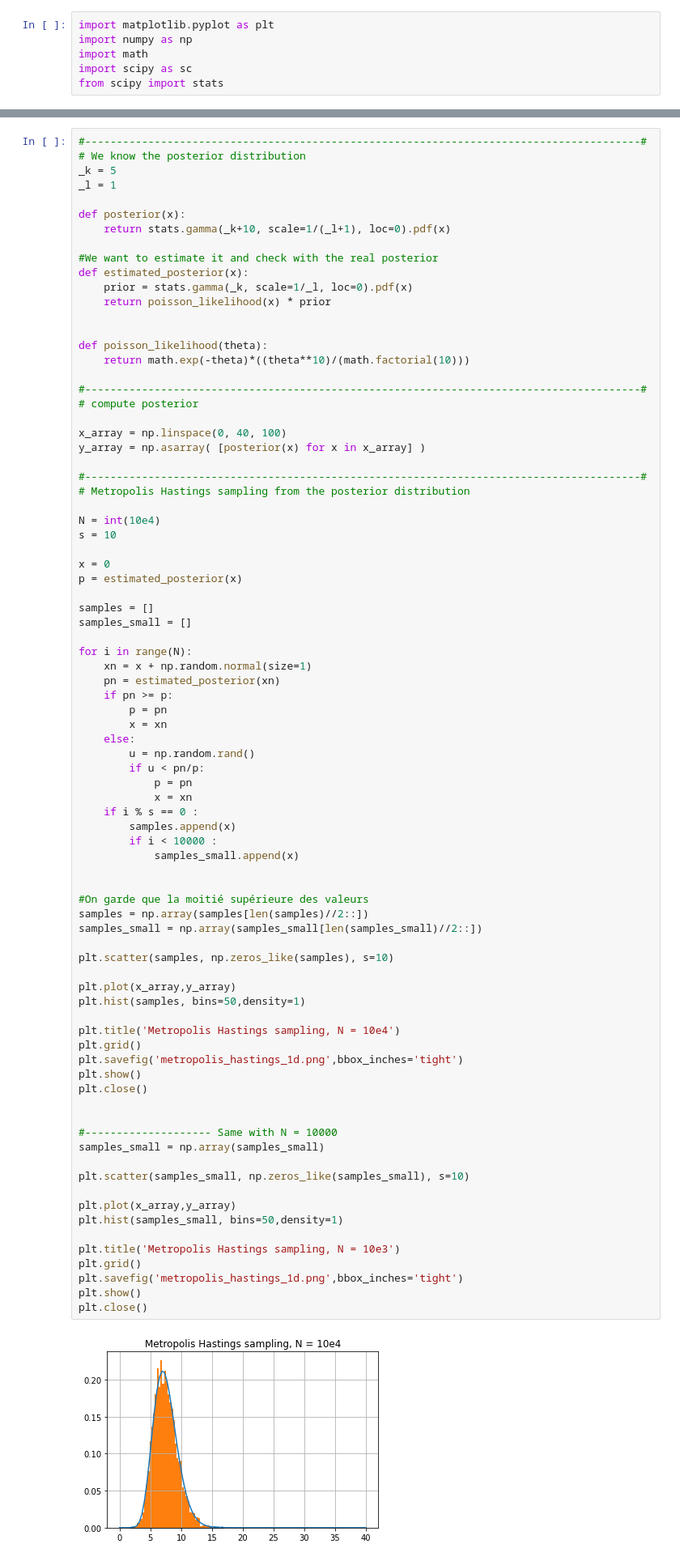
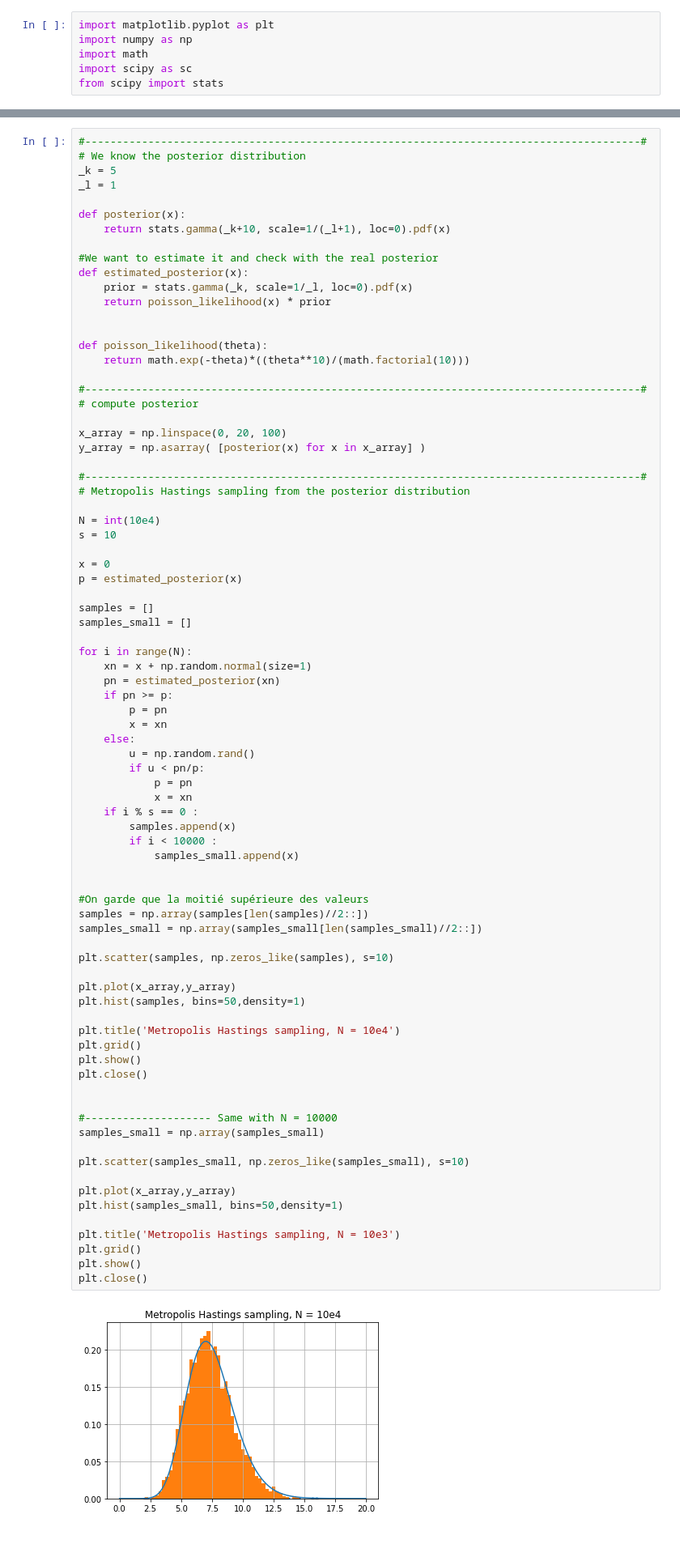
Before and after one commit to Aympab/Projet_Probas_Stats, a Jupyter notebook: probleme3.ipynb, the cells around one changed output, grey strips where cells are left out. Shown at 81% size. Saved outputs shown, nothing was run; the diff lists cells and outputs as text.

```diff
--- a/probleme3.ipynb
+++ b/probleme3.ipynb
@@ -46,7 +46,7 @@ def poisson_likelihood(theta):
 #----------------------------------------------------------------------------------------#
 # compute posterior
 
-x_array = np.linspace(0, 40, 100)
+x_array = np.linspace(0, 20, 100)
 y_array = np.asarray( [posterior(x) for x in x_array] )
 
 #----------------------------------------------------------------------------------------#
@@ -79,33 +79,31 @@ for i in range(N):
 
 
 #On garde que la moitié supérieure des valeurs
 samples = np.array(samples[len(samples)//2::])
 samples_small = np.array(samples_small[len(samples_small)//2::])
 
 plt.scatter(samples, np.zeros_like(samples), s=10)
 
 plt.plot(x_array,y_array)
 plt.hist(samples, bins=50,density=1)
 
 plt.title('Metropolis Hastings sampling, N = 10e4')
 plt.grid()
-plt.savefig('metropolis_hastings_1d.png',bbox_inches='tight')
 plt.show()
 plt.close()
 
 
 #-------------------- Same with N = 10000
 samples_small = np.array(samples_small)
 
 plt.scatter(samples_small, np.zeros_like(samples_small), s=10)
 
 plt.plot(x_array,y_array)
 plt.hist(samples_small, bins=50,density=1)
 
 plt.title('Metropolis Hastings sampling, N = 10e3')
 plt.grid()
-plt.savefig('metropolis_hastings_1d.png',bbox_inches='tight')
 plt.show()
 plt.close()
 # %% [output]
-[figure, old version]
+[figure, new version]
```
Also changed, not shown: parts of 5 cells of this notebook, 2 other files.
